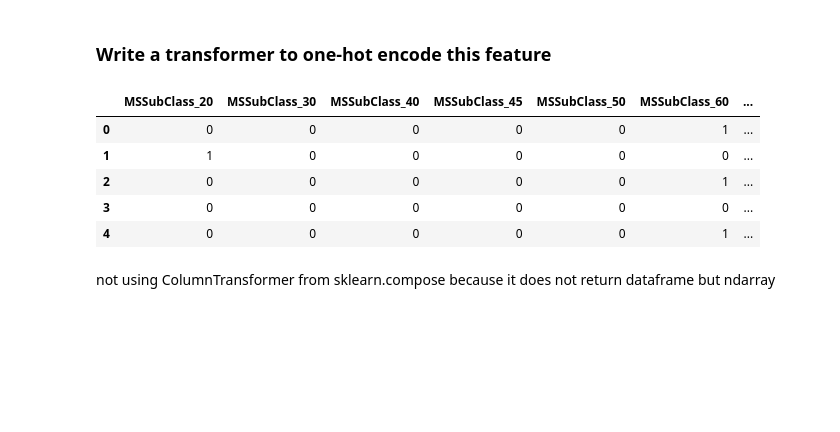
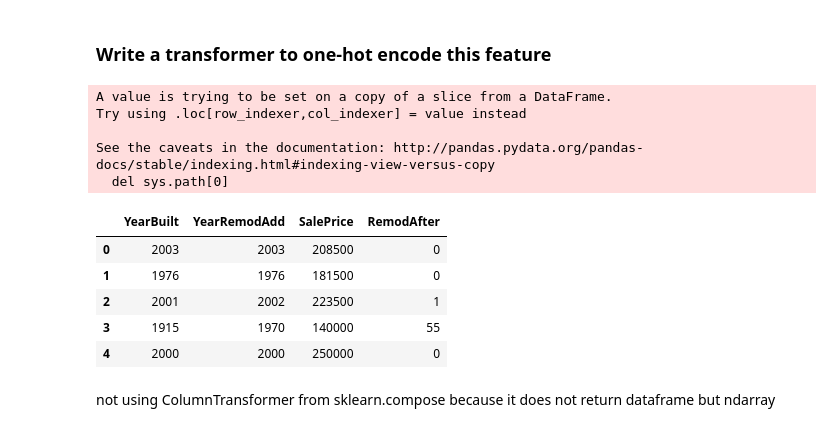
Before and after one commit to sonhmai/regression-housepriceadvanced, a Jupyter notebook: notebooks/YearRemodAdd.ipynb, the cells around one changed output. Drawn from its saved outputs; the diff is of its cells as text; code cells hidden in the pictures; blank space fills up the shorter version.

```diff
--- a/notebooks/YearRemodAdd.ipynb
+++ b/notebooks/YearRemodAdd.ipynb
@@ -104,35 +108,36 @@ groupby.sort_values('SalePrice')
 # %%
 from sklearn.base import TransformerMixin
 from sklearn.pipeline import Pipeline
 from sklearn.compose import ColumnTransformer, make_column_transformer
 import category_encoders as ce
 
-class MSSubClassTransformer(TransformerMixin):
-    """
-    one-hot encoded this feature because it is categorical
-    instead of recognize it as an int feature
-    """
+cols = ['YearBuilt', 'YearRemodAdd', 'SalePrice']
+
+class RemodAfterAdding(TransformerMixin):
     def fit(self, X, y=None):
         return self
+
     def transform(self, X):
-        col = 'MSSubClass'
-        dummy = pd.get_dummies(X[col], prefix=col)
-        drop_col = X.drop(col, axis=1)
-        df = pd.concat([dummy, drop_col], axis=1)
-        return df
+        X['RemodAfter'] = X['YearRemodAdd'] - X['YearBuilt']
+        return X
 
 # test
 pipe = Pipeline([
-    ('transformer', MSSubClassTransformer())
+    ('transformer', RemodAfterAdding())
 ])
 transformed = pipe.transform(train[cols])
 transformed.head()
 # %% [output]
+A value is trying to be set on a copy of a slice from a DataFrame.
+Try using .loc[row_indexer,col_indexer] = value instead
+
+See the caveats in the documentation: http://pandas.pydata.org/pandas-docs/stable/indexing.html#indexing-view-versus-copy
+  del sys.path[0]
-|  | MSSubClass_20 | MSSubClass_30 | MSSubClass_40 | MSSubClass_45 | MSSubClass_50 | MSSubClass_60 | ... |
-| 0 | 0 | 0 | 0 | 0 | 0 | 1 | ... |
-| 1 | 1 | 0 | 0 | 0 | 0 | 0 | ... |
-| 2 | 0 | 0 | 0 | 0 | 0 | 1 | ... |
-| 3 | 0 | 0 | 0 | 0 | 0 | 0 | ... |
-| 4 | 0 | 0 | 0 | 0 | 0 | 1 | ... |
+|  | YearBuilt | YearRemodAdd | SalePrice | RemodAfter |
+| 0 | 2003 | 2003 | 208500 | 0 |
+| 1 | 1976 | 1976 | 181500 | 0 |
+| 2 | 2001 | 2002 | 223500 | 1 |
+| 3 | 1915 | 1970 | 140000 | 55 |
+| 4 | 2000 | 2000 | 250000 | 0 |
 # %% [markdown]
 not using ColumnTransformer from sklearn.compose because it does not return dataframe but ndarray
```
Also changed, not shown: parts of 1 cell of this notebook, 9 other files.
